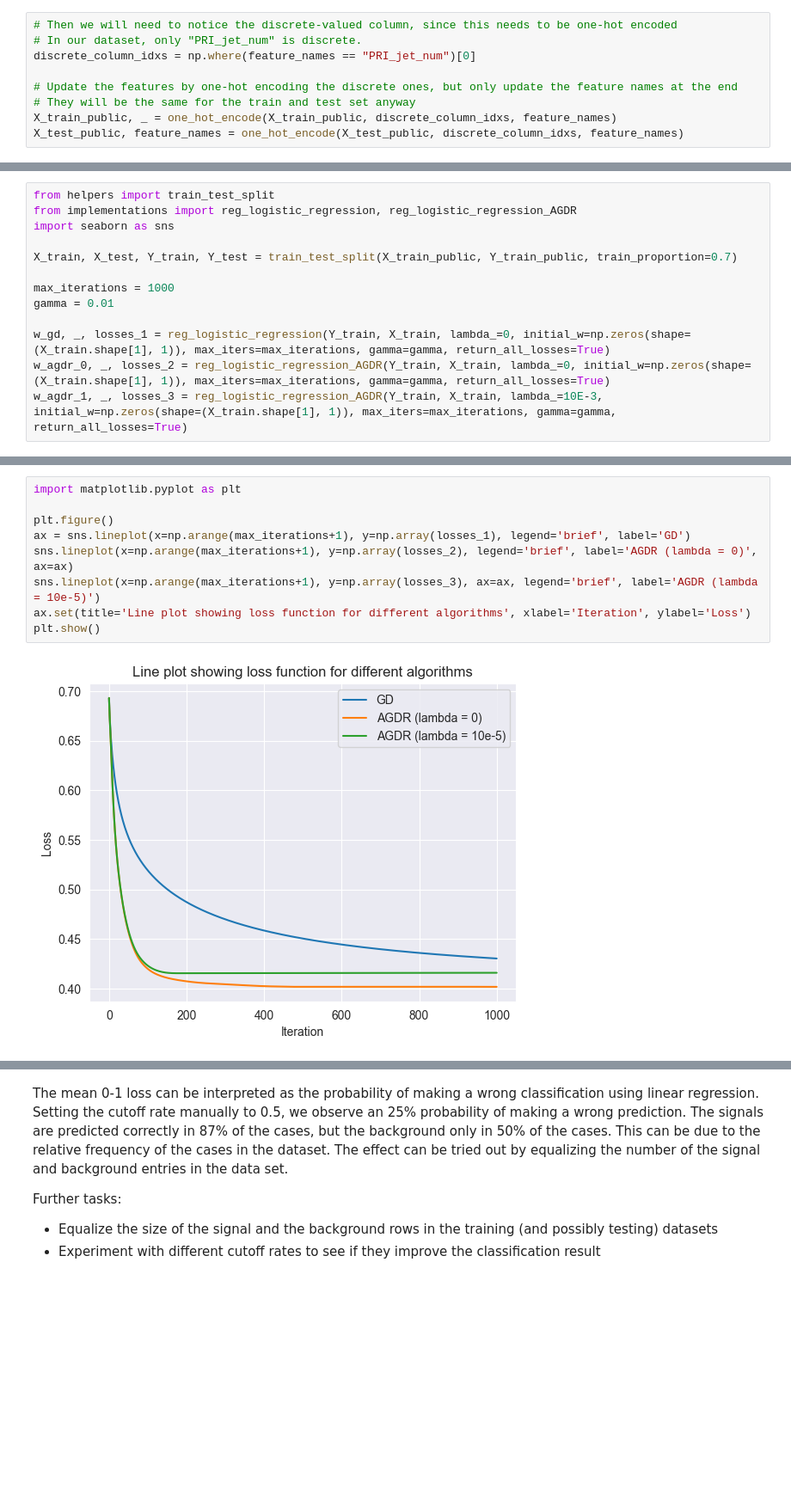
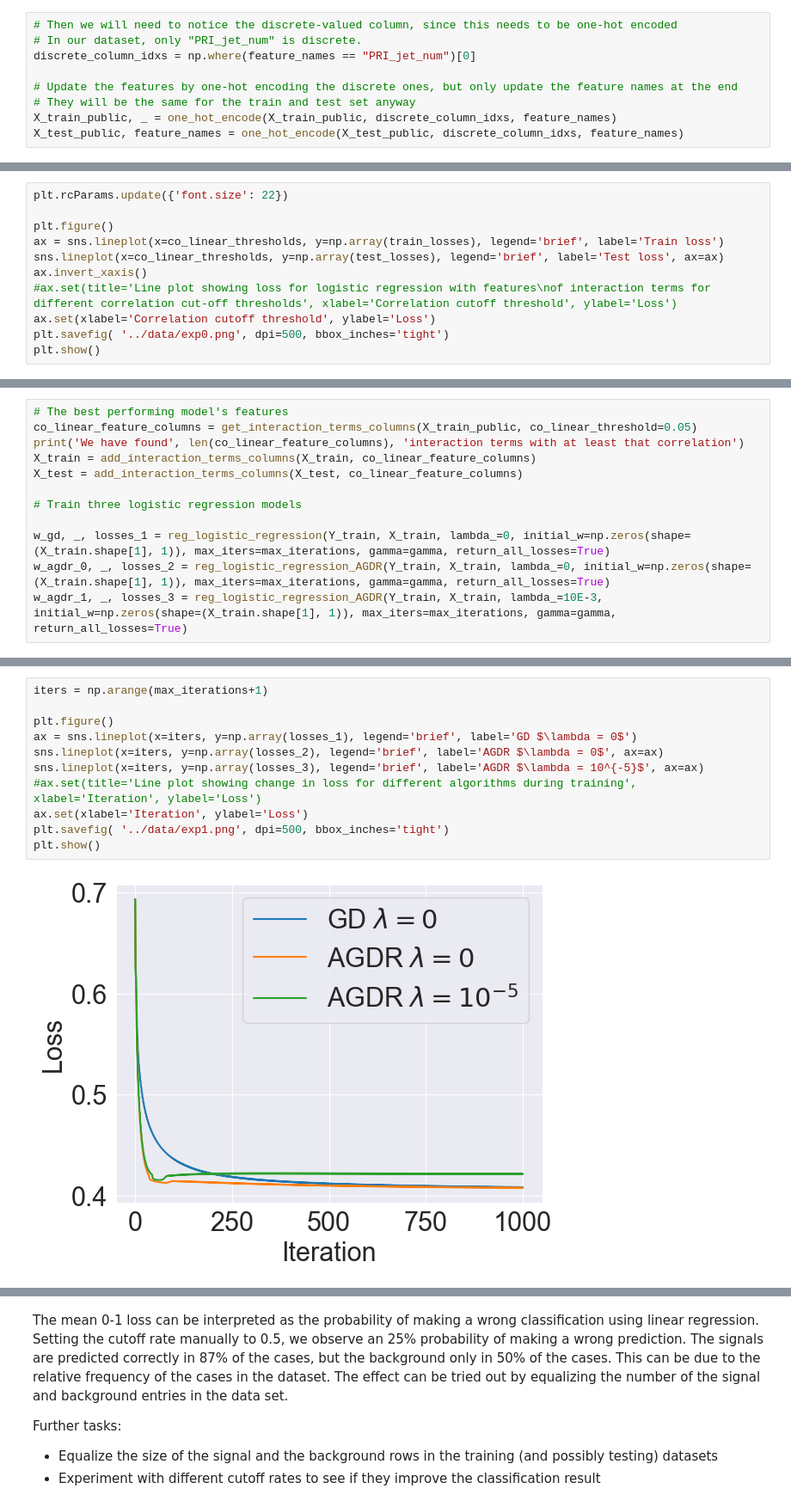
Before and after one commit to CS-433/ml-project-1-cheruben-3, a Jupyter notebook: src/run.ipynb, the cells around one changed output, grey strips where cells are left out. Shown at 86% size. Drawn from its saved outputs; the diff is of its cells as text; blank space fills up the shorter version.

Commit message:
Experiments logistic regression

```diff
--- a/src/run.ipynb
+++ b/src/run.ipynb
@@ -125,0 +109,11 @@ print(Y_train_public.shape)
+# %%
+plt.rcParams.update({'font.size': 22})
+
+plt.figure()
+ax = sns.lineplot(x=co_linear_thresholds, y=np.array(train_losses), legend='brief', label='Train loss')
+sns.lineplot(x=co_linear_thresholds, y=np.array(test_losses), legend='brief', label='Test loss', ax=ax)
+ax.invert_xaxis()
+#ax.set(title='Line plot showing loss for logistic regression with features\nof interaction terms for different correlation cut-off thresholds', xlabel='Correlation cutoff threshold', ylabel='Loss')
+ax.set(xlabel='Correlation cutoff threshold', ylabel='Loss')
+plt.savefig( '../data/exp0.png', dpi=500, bbox_inches='tight')
+plt.show()
@@ -126,12 +132,11 @@ print(Y_train_public.shape)
 # %%
-from helpers import train_test_split
-from implementations import reg_logistic_regression, reg_logistic_regression_AGDR
-import seaborn as sns
+# The best performing model's features
+co_linear_feature_columns = get_interaction_terms_columns(X_train_public, co_linear_threshold=0.05)
+print('We have found', len(co_linear_feature_columns), 'interaction terms with at least that correlation')
+X_train = add_interaction_terms_columns(X_train, co_linear_feature_columns)
+X_test = add_interaction_terms_columns(X_test, co_linear_feature_columns)
 
-X_train, X_test, Y_train, Y_test = train_test_split(X_train_public, Y_train_public, train_proportion=0.7)
-
-max_iterations = 1000
-gamma = 0.01
+# Train three logistic regression models
 
 w_gd, _, losses_1 = reg_logistic_regression(Y_train, X_train, lambda_=0, initial_w=np.zeros(shape=(X_train.shape[1], 1)), max_iters=max_iterations, gamma=gamma, return_all_losses=True)
 w_agdr_0, _, losses_2 = reg_logistic_regression_AGDR(Y_train, X_train, lambda_=0, initial_w=np.zeros(shape=(X_train.shape[1], 1)), max_iters=max_iterations, gamma=gamma, return_all_losses=True)
@@ -139,14 +146,16 @@ w_agdr_1, _, losses_3 = reg_logistic_regression_AGDR(Y_train, X_train, lambda_=1
 # %%
-import matplotlib.pyplot as plt
+iters = np.arange(max_iterations+1)
 
 plt.figure()
-ax = sns.lineplot(x=np.arange(max_iterations+1), y=np.array(losses_1), legend='brief', label='GD')
-sns.lineplot(x=np.arange(max_iterations+1), y=np.array(losses_2), legend='brief', label='AGDR (lambda = 0)', ax=ax)
-sns.lineplot(x=np.arange(max_iterations+1), y=np.array(losses_3), ax=ax, legend='brief', label='AGDR (lambda = 10e-5)')
-ax.set(title='Line plot showing loss function for different algorithms', xlabel='Iteration', ylabel='Loss')
+ax = sns.lineplot(x=iters, y=np.array(losses_1), legend='brief', label='GD $\lambda = 0$')
+sns.lineplot(x=iters, y=np.array(losses_2), legend='brief', label='AGDR $\lambda = 0$', ax=ax)
+sns.lineplot(x=iters, y=np.array(losses_3), legend='brief', label='AGDR $\lambda = 10^{-5}$', ax=ax)
+#ax.set(title='Line plot showing change in loss for different algorithms during training', xlabel='Iteration', ylabel='Loss')
+ax.set(xlabel='Iteration', ylabel='Loss')
+plt.savefig( '../data/exp1.png', dpi=500, bbox_inches='tight')
 plt.show()
 # %% [output]
-[figure, old version]
+[figure, new version]
 # %%
 # Now we can evaluate the training
 # ! We can actually also do some hyperparameter tuning (using ROC curves to determine the right cut-off probability) !
```
Also changed, not shown: parts of 18 cells of this notebook, 1 other file.
